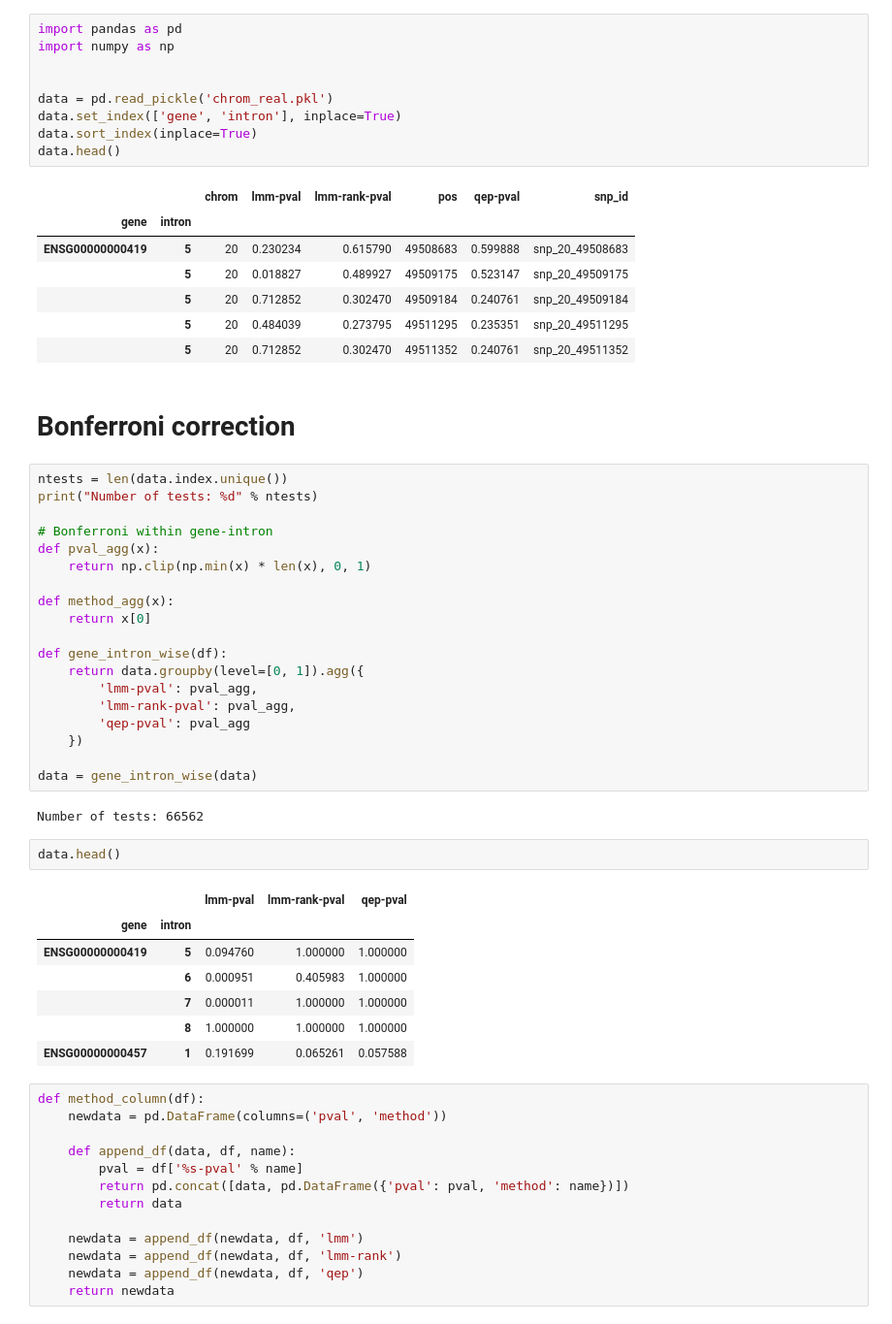
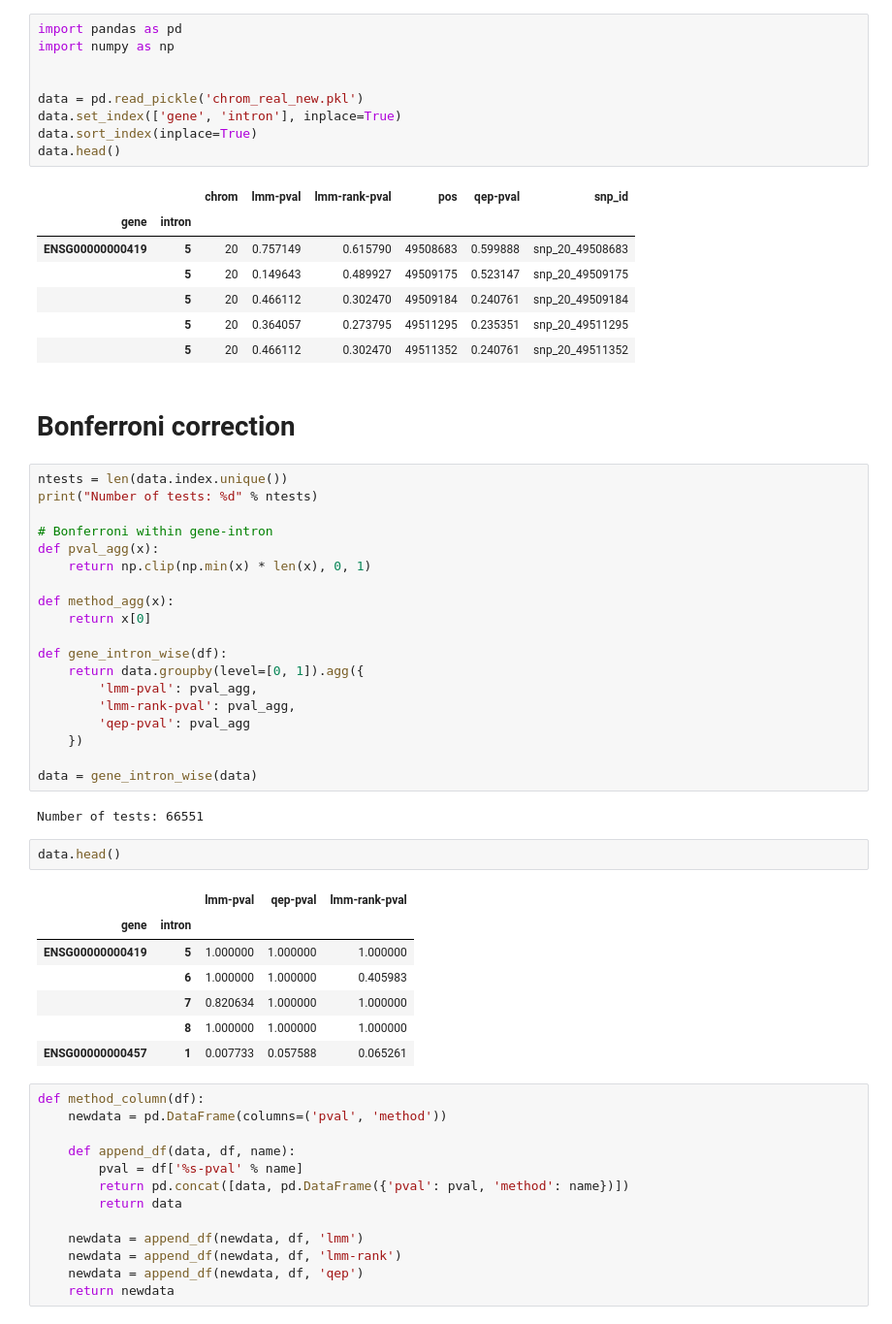
Before and after one commit to annacuomo/fastglmm-paper, a Jupyter notebook: alternative-splicing/Hits.ipynb, the cells around one changed output. Shown at 97% size. Drawn from its saved outputs; the diff is of its cells as text.

```diff
--- a/alternative-splicing/Hits.ipynb
+++ b/alternative-splicing/Hits.ipynb
@@ -1,20 +1,20 @@
 # %%
 import pandas as pd
 import numpy as np
 
 
-data = pd.read_pickle('chrom_real.pkl')
+data = pd.read_pickle('chrom_real_new.pkl')
 data.set_index(['gene', 'intron'], inplace=True)
 data.sort_index(inplace=True)
 data.head()
 # %% [output]
 |  |  | chrom | lmm-pval | lmm-rank-pval | pos | qep-pval | snp_id |
 | gene | intron |  |  |  |  |  |  |
-| ENSG00000000419 | 5 | 20 | 0.230234 | 0.615790 | 49508683 | 0.599888 | snp_20_49508683 |
-|  | 5 | 20 | 0.018827 | 0.489927 | 49509175 | 0.523147 | snp_20_49509175 |
-|  | 5 | 20 | 0.712852 | 0.302470 | 49509184 | 0.240761 | snp_20_49509184 |
-|  | 5 | 20 | 0.484039 | 0.273795 | 49511295 | 0.235351 | snp_20_49511295 |
-|  | 5 | 20 | 0.712852 | 0.302470 | 49511352 | 0.240761 | snp_20_49511352 |
+| ENSG00000000419 | 5 | 20 | 0.757149 | 0.615790 | 49508683 | 0.599888 | snp_20_49508683 |
+|  | 5 | 20 | 0.149643 | 0.489927 | 49509175 | 0.523147 | snp_20_49509175 |
+|  | 5 | 20 | 0.466112 | 0.302470 | 49509184 | 0.240761 | snp_20_49509184 |
+|  | 5 | 20 | 0.364057 | 0.273795 | 49511295 | 0.235351 | snp_20_49511295 |
+|  | 5 | 20 | 0.466112 | 0.302470 | 49511352 | 0.240761 | snp_20_49511352 |
 # %% [markdown]
 # Bonferroni correction
 # %%
@@ -37,17 +37,17 @@ def gene_intron_wise(df):
 
 data = gene_intron_wise(data)
 # %% [output]
-Number of tests: 66562
+Number of tests: 66551
 # %%
 data.head()
 # %% [output]
-|  |  | lmm-pval | lmm-rank-pval | qep-pval |
+|  |  | lmm-pval | qep-pval | lmm-rank-pval |
 | gene | intron |  |  |  |
-| ENSG00000000419 | 5 | 0.094760 | 1.000000 | 1.000000 |
-|  | 6 | 0.000951 | 0.405983 | 1.000000 |
-|  | 7 | 0.000011 | 1.000000 | 1.000000 |
+| ENSG00000000419 | 5 | 1.000000 | 1.000000 | 1.000000 |
+|  | 6 | 1.000000 | 1.000000 | 0.405983 |
+|  | 7 | 0.820634 | 1.000000 | 1.000000 |
 |  | 8 | 1.000000 | 1.000000 | 1.000000 |
-| ENSG00000000457 | 1 | 0.191699 | 0.065261 | 0.057588 |
+| ENSG00000000457 | 1 | 0.007733 | 0.057588 | 0.065261 |
 # %%
 def method_column(df):
     newdata = pd.DataFrame(columns=('pval', 'method'))
```
Also changed, not shown: parts of 3 cells of this notebook, 3 other files.
